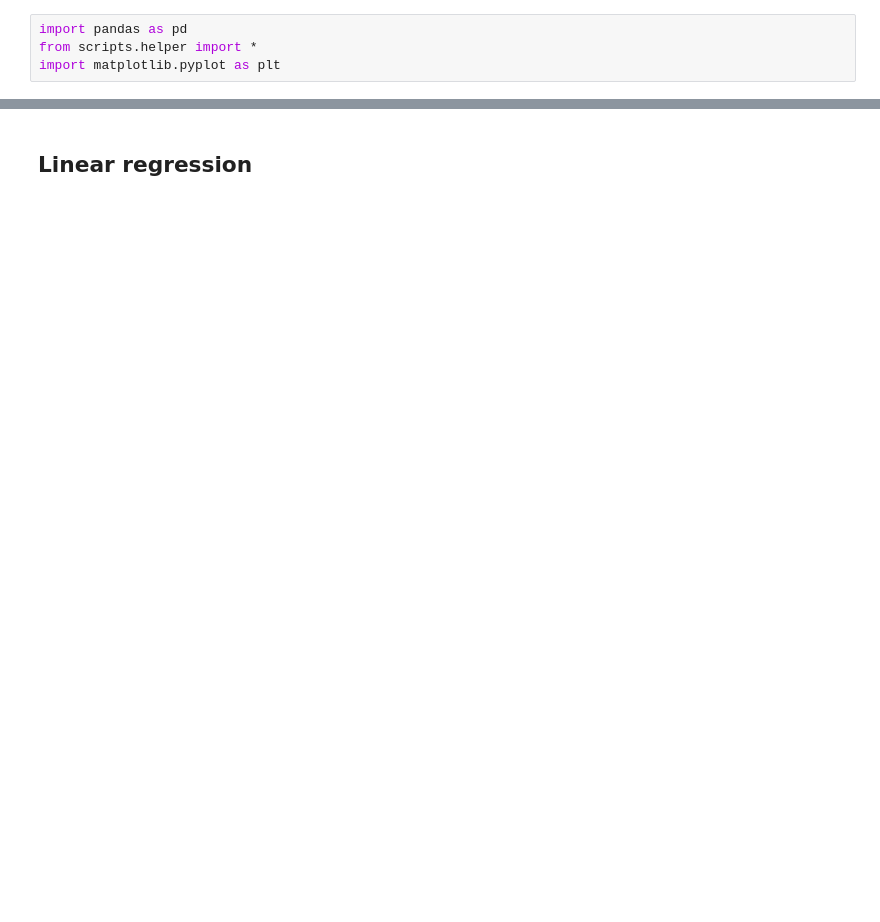
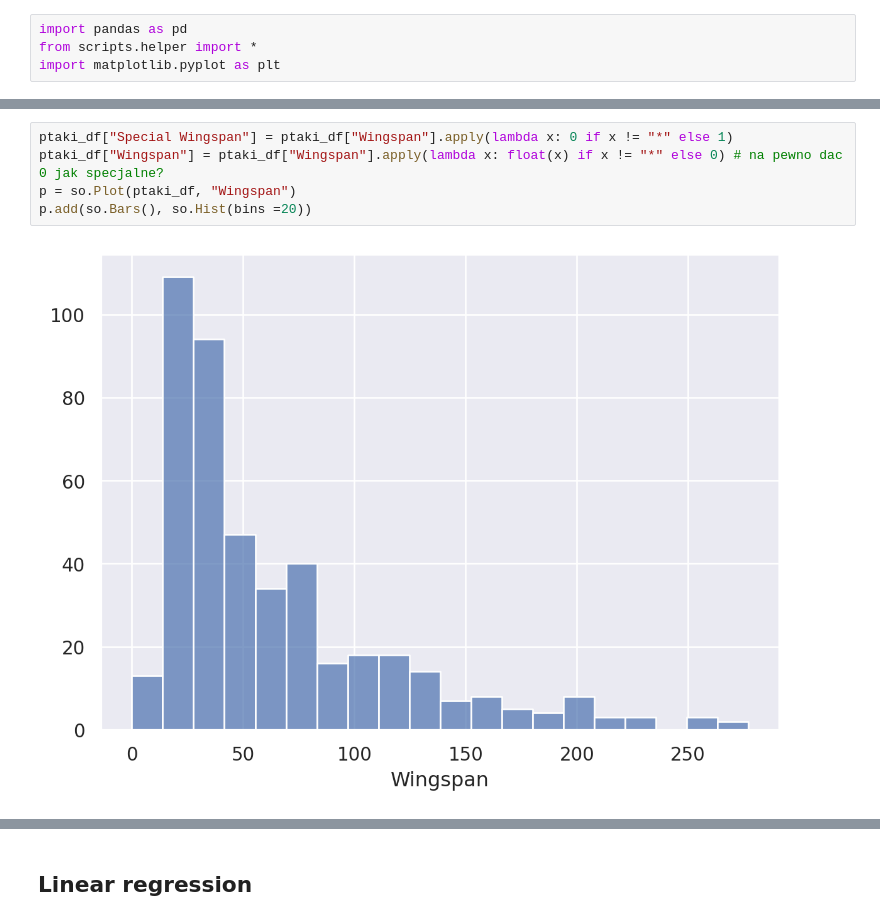
Before and after one commit to malinowska-julka/rybki, a Jupyter notebook: ptaki_regression.ipynb, the cells around one changed output, grey strips where cells are left out. Saved outputs shown, nothing was run; the diff lists cells and outputs as text; blank space fills up the shorter version.

```diff
--- a/ptaki_regression.ipynb
+++ b/ptaki_regression.ipynb
@@ -79,0 +75,7 @@ p.add(so.Bars(), so.Hist(bins =20))
+# %%
+ptaki_df["Special Wingspan"] = ptaki_df["Wingspan"].apply(lambda x: 0 if x != "*" else 1)
+ptaki_df["Wingspan"] = ptaki_df["Wingspan"].apply(lambda x: float(x) if x != "*" else 0) # na pewno dac 0 jak specjalne?
+p = so.Plot(ptaki_df, "Wingspan")
+p.add(so.Bars(), so.Hist(bins =20))
+# %% [output]
+[figure, added]
```
Also changed, not shown: parts of 18 cells of this notebook, 2 other files.
